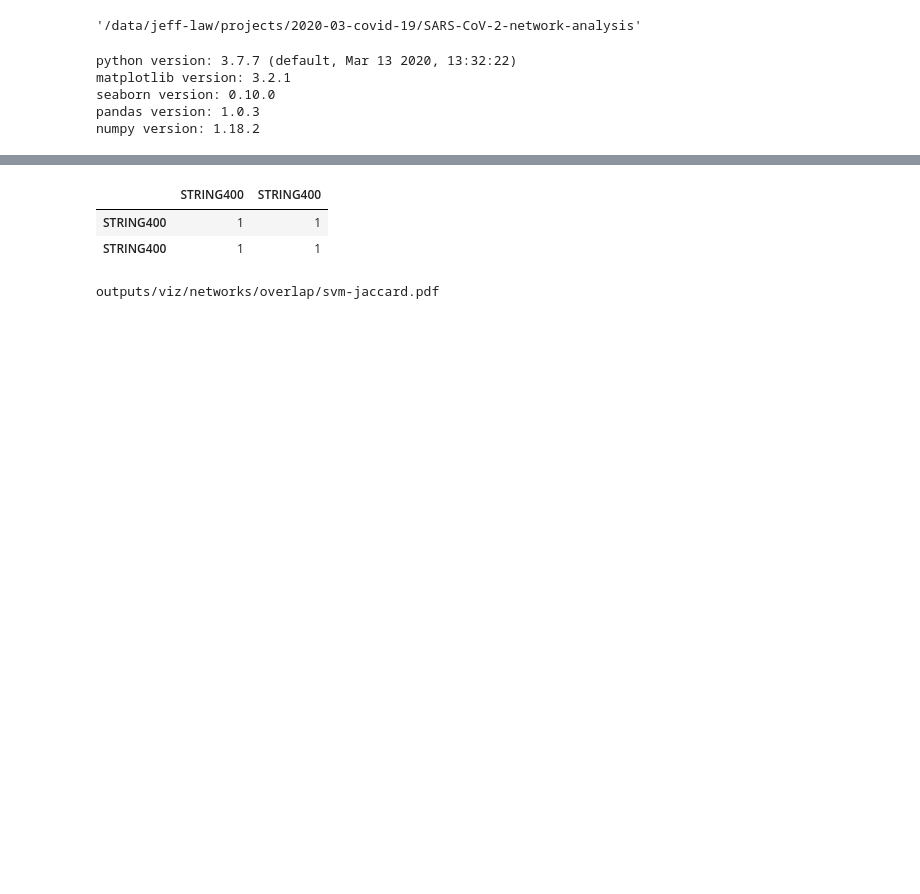
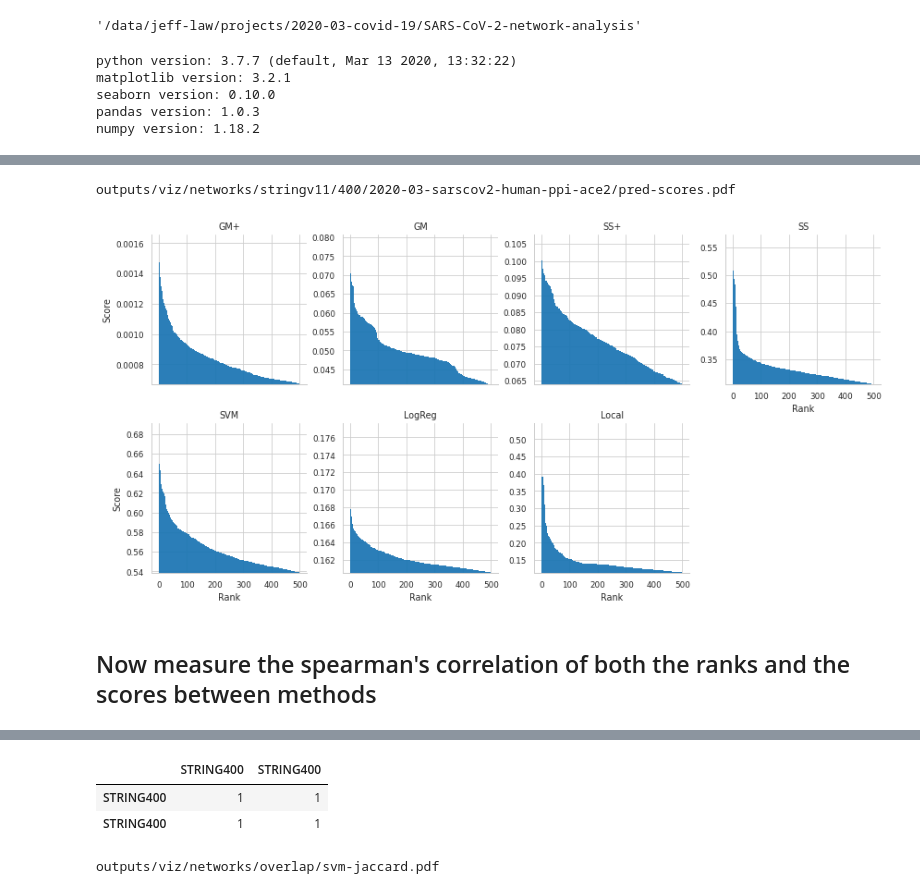
Before and after one commit to Murali-group/SARS-CoV-2-network-analysis, a Jupyter notebook: src/jupyter-notebooks/compare_predictions.ipynb, the cells around one changed output, grey strips where cells are left out. Cells and saved outputs as stored; diff of their text form; code cells hidden in the pictures; blank space fills up the shorter version.

```diff
--- a/src/jupyter-notebooks/compare_predictions.ipynb
+++ b/src/jupyter-notebooks/compare_predictions.ipynb
@@ -178,0 +373,13 @@ outputs/viz/networks/overlap/STRING400-7algs-jaccard.pdf
+# %%
+sns.set_style("whitegrid")
+# %%
+config_files = [
+#     "fss_inputs/config_files/combined/string-tissuenet-lung.yaml",
+    "fss_inputs/config_files/string-tissuenet-wace2/string.yaml",
+#     "fss_inputs/config_files/params-testing/400-cv5-nf5-nr100-ace2.yaml",
+]
+neg_factor = 5
+# algs = ['genemaniaplus']
+algs = ['genemaniaplus', 'genemania', 'sinksourceplus', 'sinksource', 'svm', 'logistic_regression', 'localplus']
+# algs = ['genemaniaplus', 'genemania', 'sinksourceplus', 'svm', 'logistic_regression']
+k_to_test = [100,200,300]
@@ -178,0 +495,5 @@ outputs/viz/networks/overlap/STRING400-7algs-jaccard.pdf
+# %%
+df = df_all.reset_index()
+df['index'] += 1
+df.rename(columns={'index': 'Rank', 'score': 'Score'}, inplace=True)
+df.head()
@@ -178,0 +507,17 @@ outputs/viz/networks/overlap/STRING400-7algs-jaccard.pdf
+# %%
+g = sns.FacetGrid(df, col='Algorithm', col_wrap=4, sharey=False)
+g = g.map(plt.bar, "Rank", "Score", width=1, linewidth=0, alpha=0.95).set_titles('{col_name}')
+for i, ax in enumerate(g.axes.flat):
+    ax.set_ylim(df[df['Algorithm'] == ax.get_title()]['Score'].min(), ax.get_ylim()[1])
+
+# plt.suptitle()
+
+out_file = "outputs/viz/networks/stringv11/400/2020-03-sarscov2-human-ppi-ace2/pred-scores.pdf"
+print(out_file)
+plt.savefig(out_file, bbox_inches='tight')
+plt.savefig(out_file.replace('.pdf','.png'), bbox_inches='tight')
+# %% [output]
+outputs/viz/networks/stringv11/400/2020-03-sarscov2-human-ppi-ace2/pred-scores.pdf
+[figure, added]
+# %% [markdown]
+## Now measure the spearman's correlation of both the ranks and the scores between methods
```
Also changed, not shown: parts of 25 cells of this notebook.
